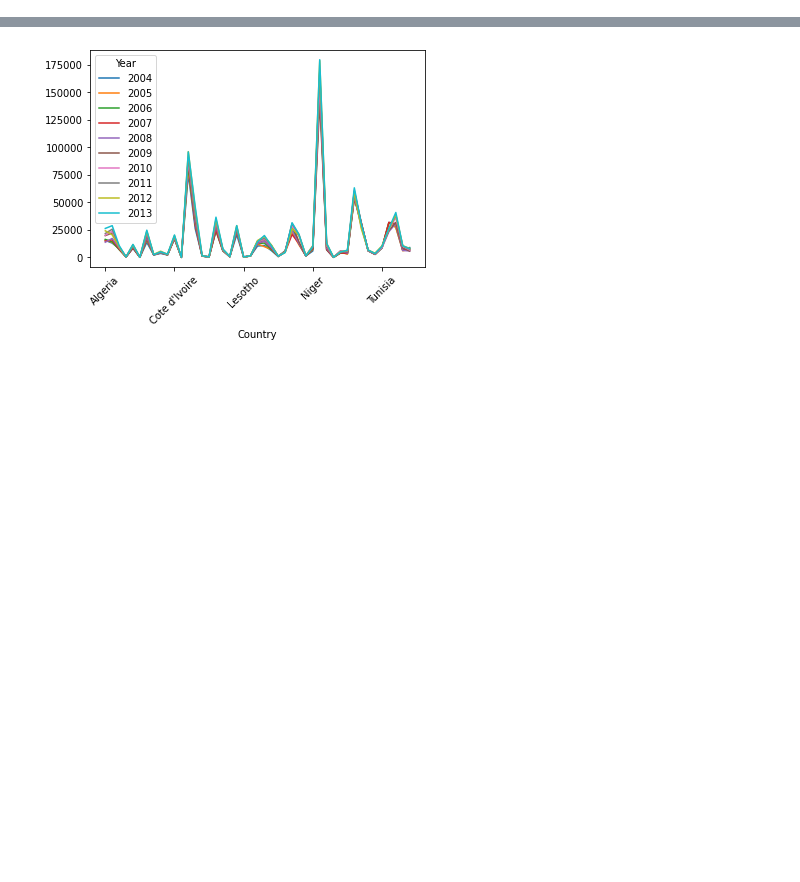
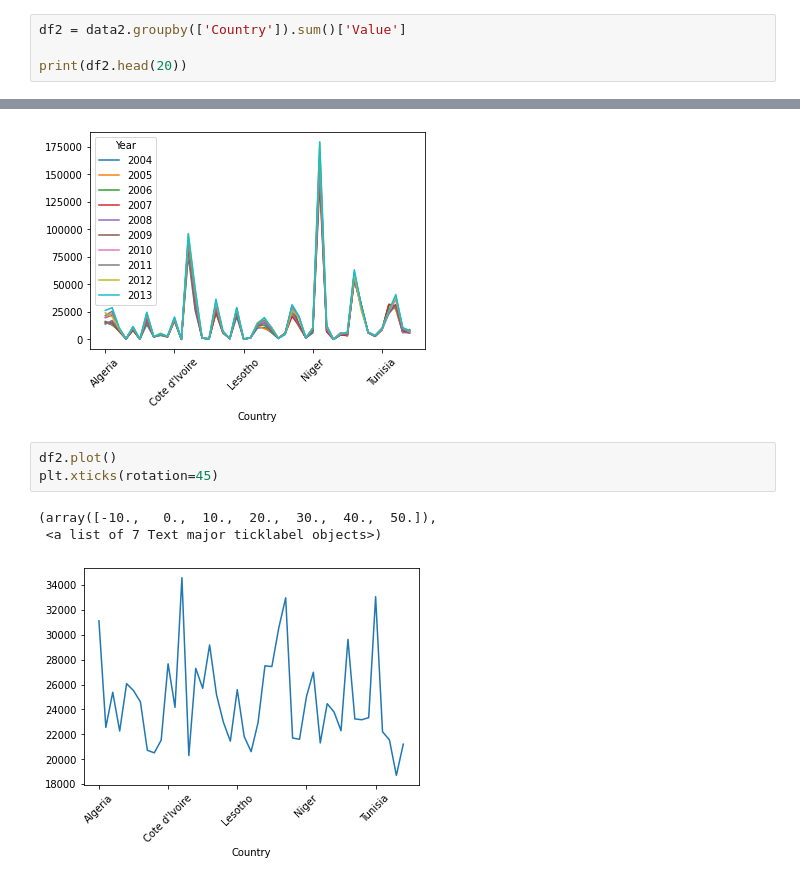
Before and after one commit to bariyatlikita/Hamoye, a Jupyter notebook: pattern_recognition.ipynb, the cells around one changed output, grey strips where cells are left out. Cells and saved outputs as stored; diff of their text form; blank space fills up the shorter version.

```diff
--- a/pattern_recognition.ipynb
+++ b/pattern_recognition.ipynb
@@ -75,3 +112,7 @@ Angola    2004    13028
           2012      496
           2013      502
 Name: Value, dtype: int64
+# %%
+df2 = data2.groupby(['Country']).sum()['Value']
+
+print(df2.head(20))
@@ -82,6 +143,13 @@ plt.xticks(rotation=45)
 (array([-10.,   0.,  10.,  20.,  30.,  40.,  50.]),
  <a list of 7 Text major ticklabel objects>)
 [figure]
+# %%
+df2.plot()
+plt.xticks(rotation=45)
+# %% [output]
+(array([-10.,   0.,  10.,  20.,  30.,  40.,  50.]),
+ <a list of 7 Text major ticklabel objects>)
+[figure, added]
 # %%
 pip install pycountry
 # %% [output]
```
Also changed, not shown: parts of 15 cells of this notebook.
